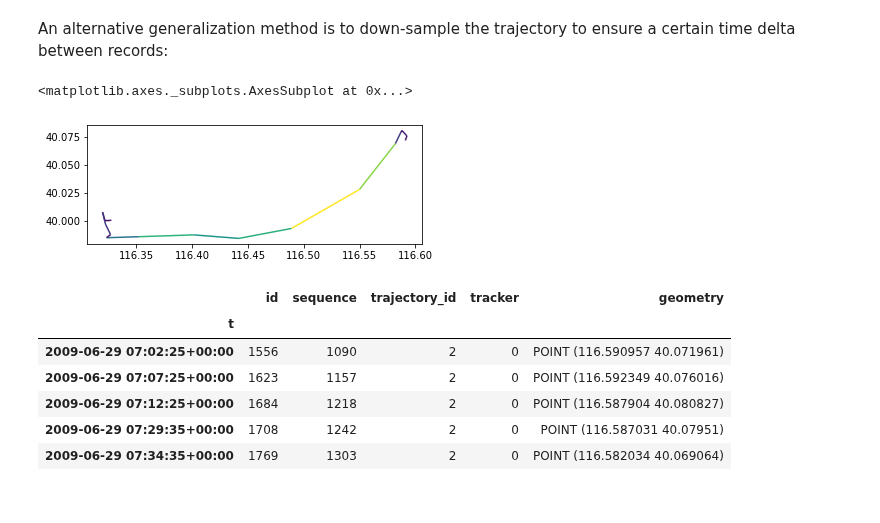
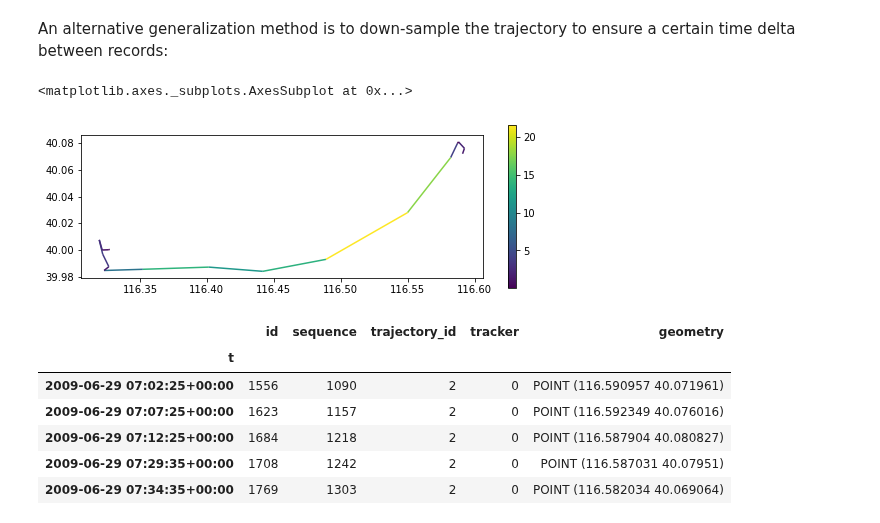
Before and after one commit to movingpandas/movingpandas, a Jupyter notebook: 0_getting_started.ipynb, the cells around one changed output. Cells and saved outputs as stored; diff of their text form; code cells hidden in the pictures.

```diff
--- a/0_getting_started.ipynb
+++ b/0_getting_started.ipynb
@@ -258,10 +258,10 @@ Generalized length: 36295.61630501229
 An alternative generalization method is to down-sample the trajectory to ensure a certain time delta between records:
 # %%
 time_generalized = original_traj.generalize(mode='min-time-delta', tolerance=timedelta(minutes=5))
-time_generalized.plot(column='speed')
+time_generalized.plot(column='speed', figsize=(9,3), legend=True)
 # %% [output]
 <matplotlib.axes._subplots.AxesSubplot at 0x...>
-[figure, old version]
+[figure, new version]
 # %%
 time_generalized.df
 # %% [output]
```
Also changed, not shown: parts of 5 cells of this notebook, 4 other files.
